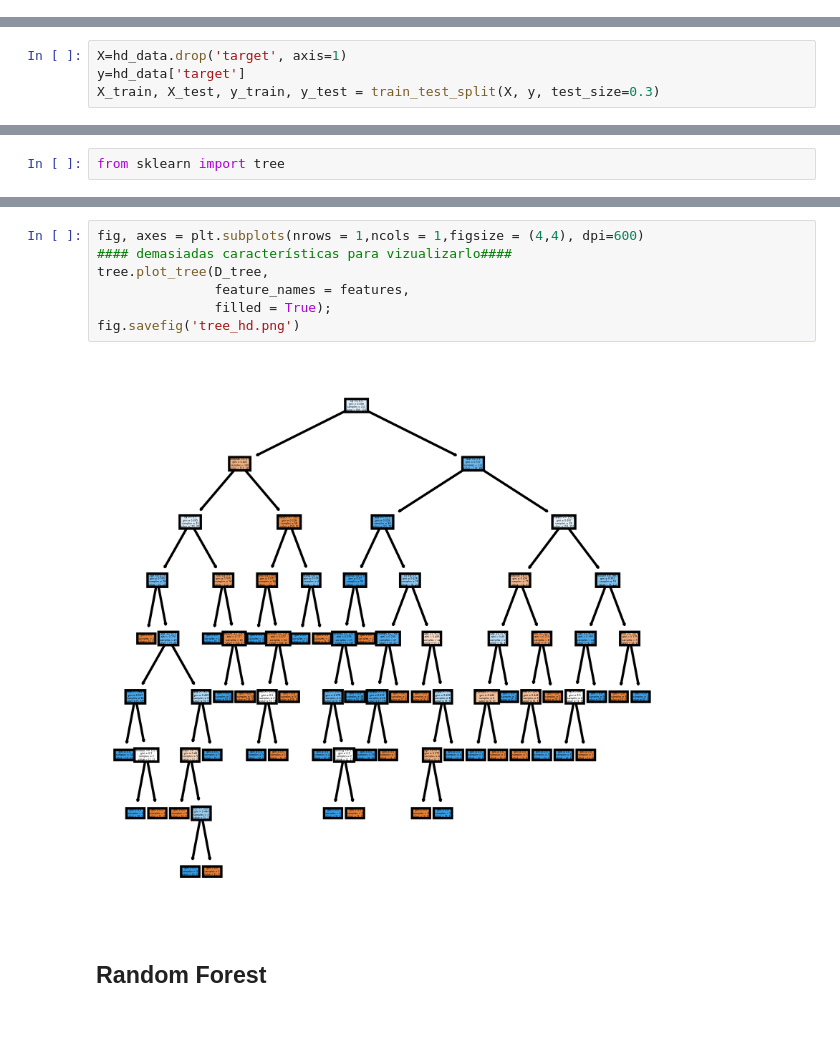
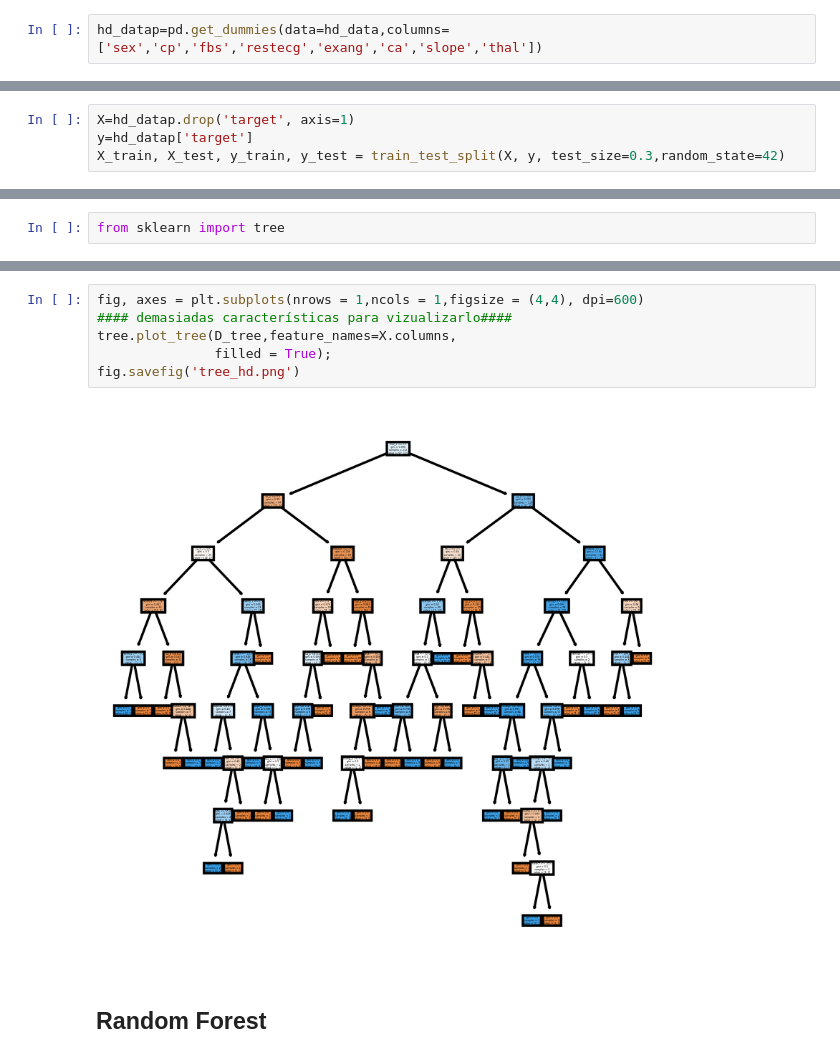
Before and after one commit to YessiOT/ML_exercises, a Jupyter notebook: heart_disease_DecisionT_and_RandomF.ipynb, the cells around one changed output, grey strips where cells are left out. Cells and saved outputs as stored; diff of their text form; blank space fills up the shorter version.

```diff
--- a/heart_disease_DecisionT_and_RandomF.ipynb
+++ b/heart_disease_DecisionT_and_RandomF.ipynb
@@ -212,0 +229,2 @@ sns.heatmap(hd_data.corr(),annot=True,cmap='viridis')
+# %%
+hd_datap=pd.get_dummies(data=hd_data,columns=['sex','cp','fbs','restecg','exang','ca','slope','thal'])
@@ -217,9 +271,9 @@ sns.heatmap(hd_data.corr(),annot=True,cmap='viridis')
 # %%
 from sklearn.model_selection import train_test_split
 # %%
-X=hd_data.drop('target', axis=1)
-y=hd_data['target']
-X_train, X_test, y_train, y_test = train_test_split(X, y, test_size=0.3)
+X=hd_datap.drop('target', axis=1)
+y=hd_datap['target']
+X_train, X_test, y_train, y_test = train_test_split(X, y, test_size=0.3,random_state=42)
 # %% [markdown]
 **Fitting to the training data**
 # %%
@@ -268,12 +328,11 @@ features=['age','sex','cp','trestbps','chol','fbs','restecg','thalach','exang',
 # %%
 fig, axes = plt.subplots(nrows = 1,ncols = 1,figsize = (4,4), dpi=600)
 #### demasiadas características para vizualizarlo####
-tree.plot_tree(D_tree,
-               feature_names = features,
+tree.plot_tree(D_tree,feature_names=X.columns,
                filled = True);
 fig.savefig('tree_hd.png')
 # %% [output]
-[figure, old version]
+[figure, new version]
 # %% [markdown]
 ## Random Forest
 # %%
```
Also changed, not shown: parts of 19 cells of this notebook.
